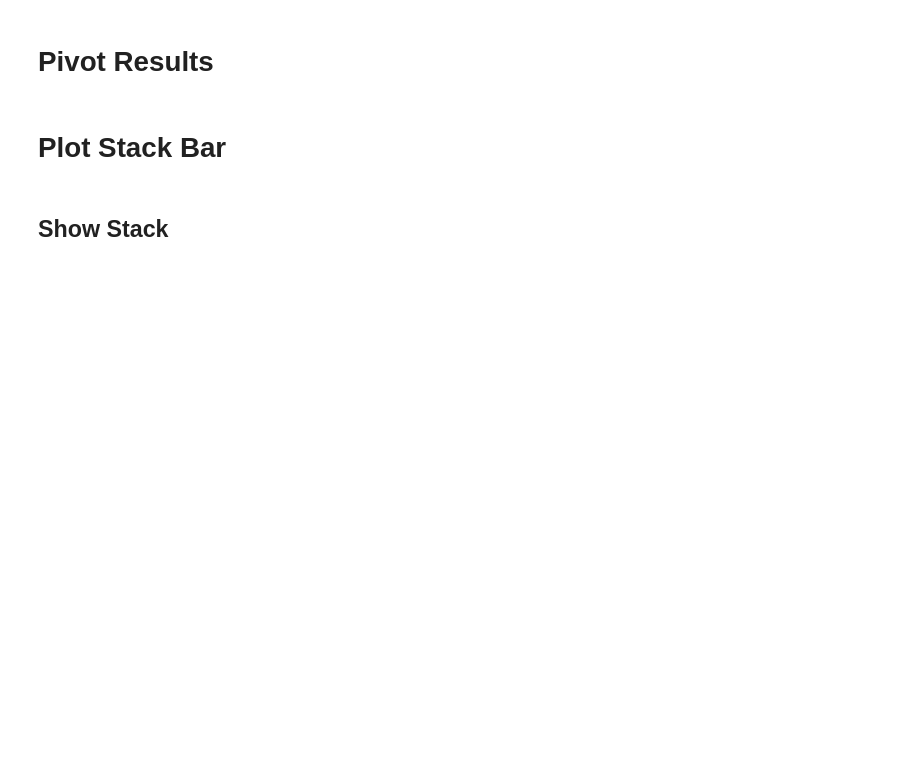
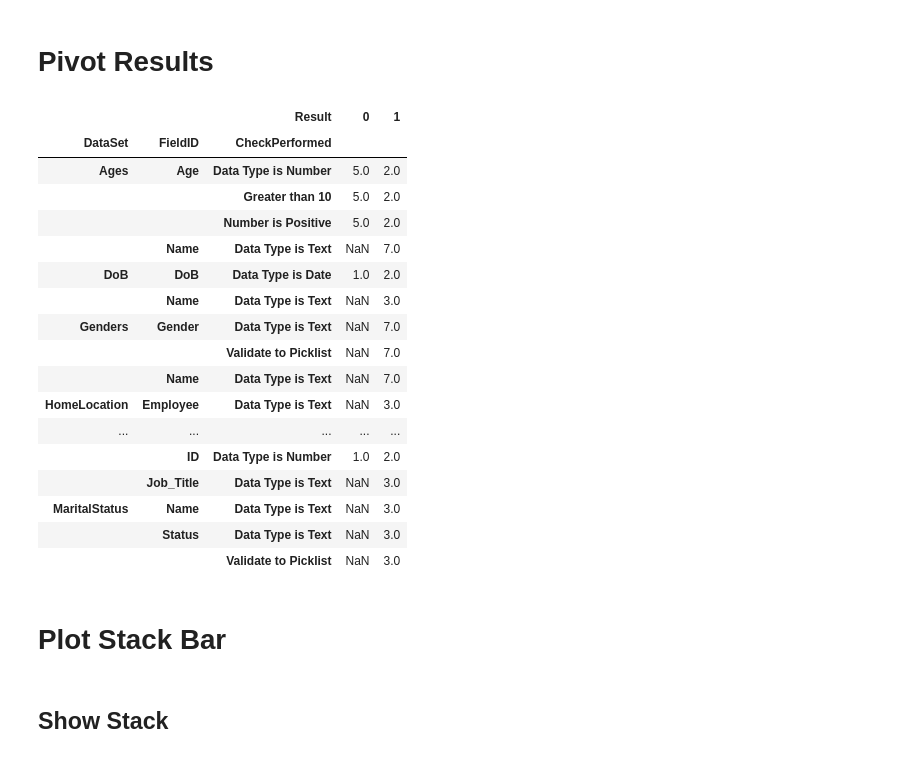
Before and after one commit to andrewcgaitskell/excel-extractor, a Jupyter notebook: DataPipeline.ipynb, the cells around one changed output. Cells and saved outputs as stored; diff of their text form; code cells hidden in the pictures; blank space fills up the shorter version.

```diff
--- a/DataPipeline.ipynb
+++ b/DataPipeline.ipynb
@@ -459,0 +429,4 @@ palette.head(5)
+# %%
+Tests2Do = pd.merge(Datasets, Rules2Apply, on=['FieldID', 'DataSet'])
+Tests2Do['KeyWord'] = Tests2Do.apply(lambda x: x['FormulaKeyWord'] if x['FormulaKeyWord']=='PickList' else x['KeyWord'], axis=1)
+Tests2Do.head(5)
@@ -459,0 +440,3 @@ palette.head(5)
+# %%
+Tests2DoWithFormula = pd.merge(Tests2Do, Palette, on=['KeyWord'])
+Tests2DoWithFormula.head()
@@ -557,5 +623,5 @@ dataset.head(5)
 # Create a List of Checks to do
 # %%
 todolist = pd.DataFrame()
-todolist = pd.merge(dataset, palette, on=['DataSet', 'FieldID'])
+todolist = pd.merge(dataset, Tests2DoWithFormula, on=['DataSet', 'FieldID'])
 todolist.head(5)
@@ -638,9 +755,28 @@ resultssummary.head(5)
 # %%
 # rownamearray = pd.array(['DataSet','FieldID'], dtype=str)
 # newct = pd.crosstab(bigresults.DataSet,bigresults.FieldID,bigresults.CheckPerformed,bigresults.Result,rownames=rownamearray, colnames=['Result'])
 
 newct = bigresults.pivot_table(index = ['DataSet','FieldID','CheckPerformed'], values = 'ResultID',columns = 'Result', aggfunc = 'count')
-newct.head()
+newct
+# %% [output]
+|  |  | Result | 0 | 1 |
+| DataSet | FieldID | CheckPerformed |  |  |
+| Ages | Age | Data Type is Number | 5.0 | 2.0 |
+|  |  | Greater than 10 | 5.0 | 2.0 |
+|  |  | Number is Positive | 5.0 | 2.0 |
+|  | Name | Data Type is Text | NaN | 7.0 |
+| DoB | DoB | Data Type is Date | 1.0 | 2.0 |
+|  | Name | Data Type is Text | NaN | 3.0 |
+| Genders | Gender | Data Type is Text | NaN | 7.0 |
+|  |  | Validate to Picklist | NaN | 7.0 |
+|  | Name | Data Type is Text | NaN | 7.0 |
+| HomeLocation | Employee | Data Type is Text | NaN | 3.0 |
+| ... | ... | ... | ... | ... |
+|  | ID | Data Type is Number | 1.0 | 2.0 |
+|  | Job_Title | Data Type is Text | NaN | 3.0 |
+| MaritalStatus | Name | Data Type is Text | NaN | 3.0 |
+|  | Status | Data Type is Text | NaN | 3.0 |
+|  |  | Validate to Picklist | NaN | 3.0 |
 # %% [markdown]
 # Plot Stack Bar
 # %% [markdown]
```
Also changed, not shown: parts of 41 cells of this notebook.
